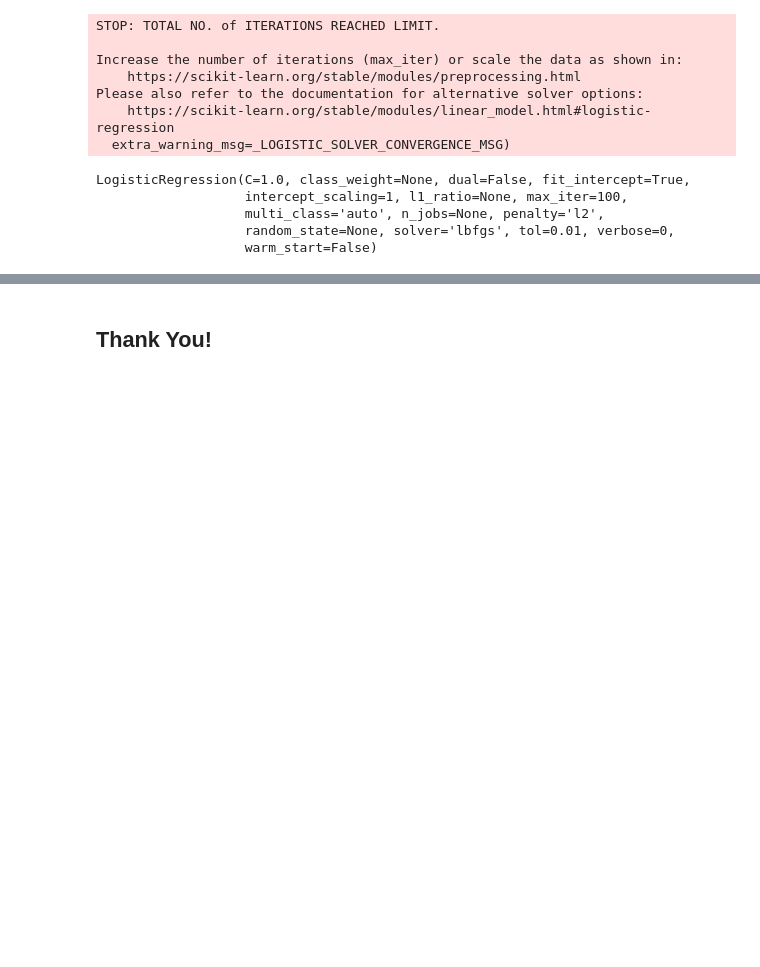
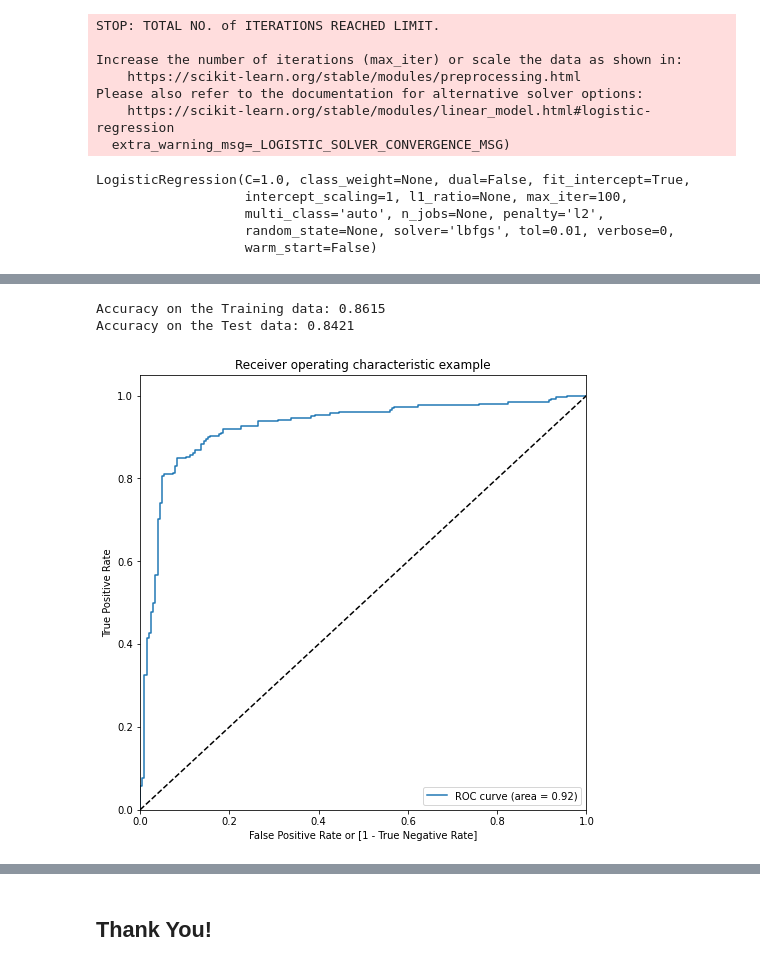
Before and after one commit to GaikwadChinmay/Credit-Card-Approval-Prediction, a Jupyter notebook: Classification CreditCardApproval.ipynb, the cells around one changed output, grey strips where cells are left out. Saved outputs shown, nothing was run; the diff lists cells and outputs as text; code cells hidden in the pictures; blank space fills up the shorter version.

Commit message:
Updates: - ROC Curve - Classification analysis

```diff
--- a/Classification CreditCardApproval.ipynb
+++ b/Classification CreditCardApproval.ipynb
@@ -186,5 +194,5 @@ from sklearn.linear_model import LogisticRegression
 logreg = LogisticRegression()
 
 # Fitting logreg to the train set
-logreg.fit(X_train,y_train)
+logreg.fit(rescaledX_train,y_train)
 # %% [output]
@@ -288,0 +308,41 @@ final_logreg.score(rescaledX_test,y_test)
+# %%
+# Creating a dataframe for class and predicted values
+probs_df_train = pd.DataFrame(y_train_pred_prob,columns=target_names)
+probs_df_test = pd.DataFrame(y_test_pred_prob,columns=target_names)
+
+y_train_pred_final = pd.DataFrame({'NotApproved':y_train, 'NotApproved_prob':probs_df_train['NotApproved']})
+y_test_pred_final = pd.DataFrame({'NotApproved':y_test, 'NotApproved_prob':probs_df_test['NotApproved']})
+# Considering 50% as threshold for classification
+y_train_pred_final['predicted'] = y_train_pred_final.NotApproved_prob.map(lambda x: 1 if x > 0.5 else 0)
+y_test_pred_final['predicted'] = y_test_pred_final.NotApproved_prob.map(lambda x: 1 if x > 0.5 else 0)
+# Printing the accuracy scores
+print("Accuracy on the Training data:",round(metrics.accuracy_score(y_train_pred_final['NotApproved'], y_train_pred_final.predicted),4))
+print("Accuracy on the Test data:",round(metrics.accuracy_score(y_test_pred_final['NotApproved'], y_test_pred_final.predicted),4))
+# %% [output]
+Accuracy on the Training data: 0.8615
+Accuracy on the Test data: 0.8421
+# %%
+# Creating a function to plot the ROC Curve
+def draw_roc( actual, probs ):
+    fpr, tpr, thresholds = metrics.roc_curve( actual, probs,
+                                              drop_intermediate = False )
+    auc_score = metrics.roc_auc_score( actual, probs )
+    plt.figure(figsize=(8, 8))
+    plt.plot( fpr, tpr, label='ROC curve (area = %0.2f)' % auc_score )
+    plt.plot([0, 1], [0, 1], 'k--')
+    plt.xlim([0.0, 1.0])
+    plt.ylim([0.0, 1.05])
+    plt.xlabel('False Positive Rate or [1 - True Negative Rate]')
+    plt.ylabel('True Positive Rate')
+    plt.title('Receiver operating characteristic example')
+    plt.legend(loc="lower right")
+    plt.show()
+
+    return None
+# %%
+# Calculating FPR, TPR and Thresholds
+fpr, tpr, thresholds = metrics.roc_curve( y_train_pred_final['NotApproved'], y_train_pred_final.NotApproved_prob, drop_intermediate = False )
+# Plotting the ROC Curve
+draw_roc(y_train_pred_final['NotApproved'], y_train_pred_final.NotApproved_prob)
+# %% [output]
+[figure, added]
```
Also changed, not shown: parts of 23 cells of this notebook.
